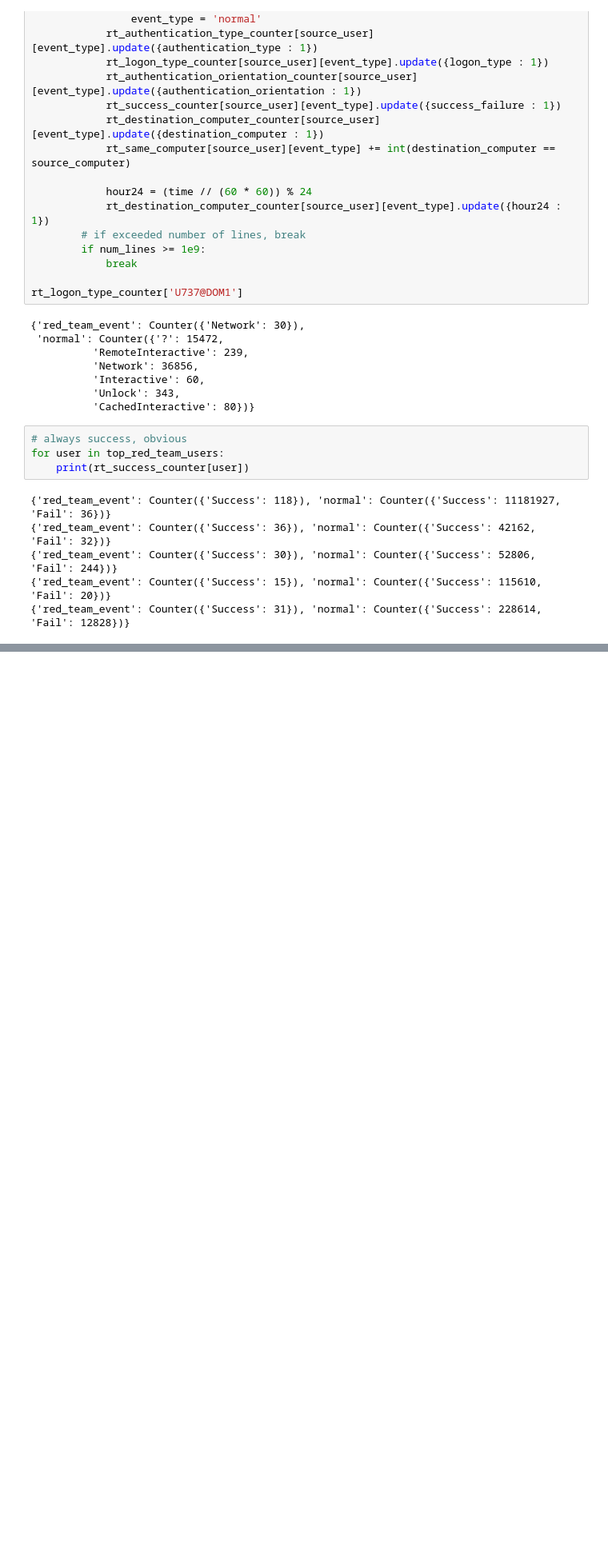
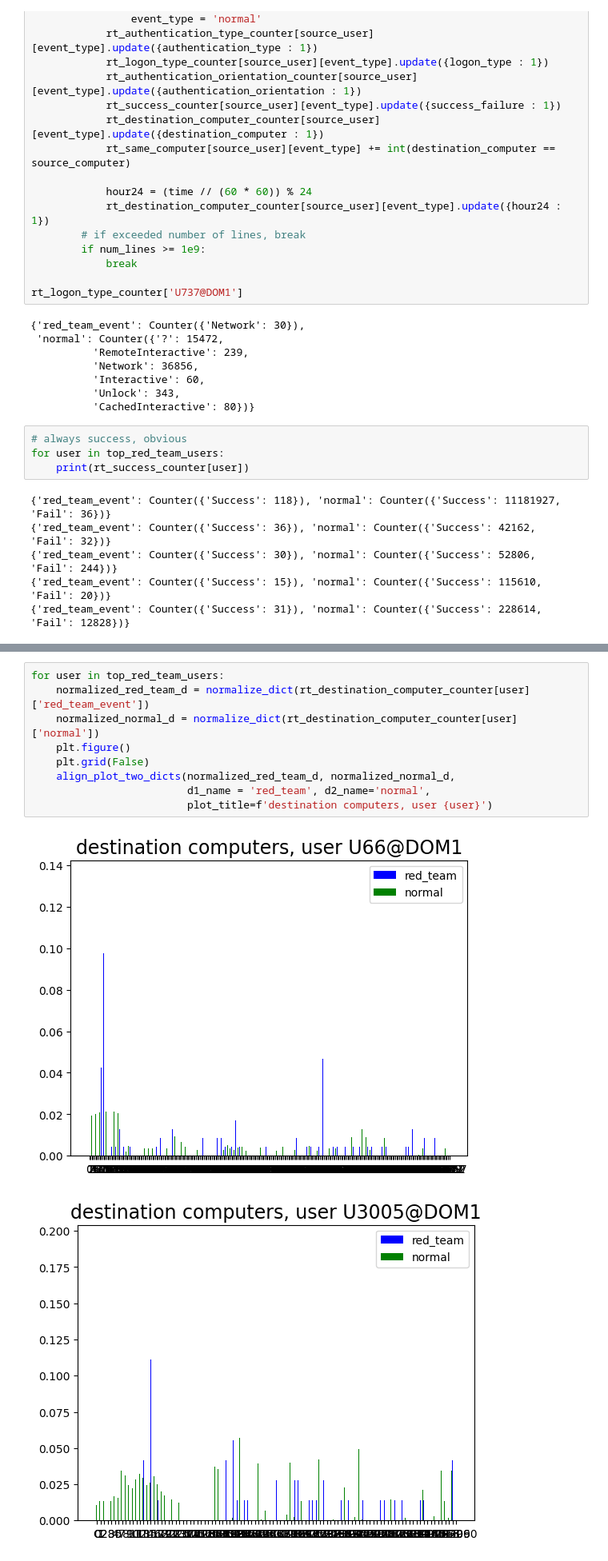
Before and after one commit to mariia-dream/lanl_data, a Jupyter notebook: lanl_basic_eda.ipynb, the cells around one changed output, grey strips where cells are left out. Shown at 80% size. Cells and saved outputs as stored; diff of their text form; blank space fills up the shorter version.

```diff
--- a/lanl_basic_eda.ipynb
+++ b/lanl_basic_eda.ipynb
@@ -633,0 +673,12 @@ for user in top_red_team_users:
+# %%
+for user in top_red_team_users:
+    normalized_red_team_d = normalize_dict(rt_destination_computer_counter[user]['red_team_event'])
+    normalized_normal_d = normalize_dict(rt_destination_computer_counter[user]['normal'])
+    plt.figure()
+    plt.grid(False)
+    align_plot_two_dicts(normalized_red_team_d, normalized_normal_d,
+                         d1_name = 'red_team', d2_name='normal',
+                         plot_title=f'destination computers, user {user}')
+# %% [output]
+[figure, added]
+[figure, added]
```
Also changed, not shown: parts of 5 cells of this notebook.
